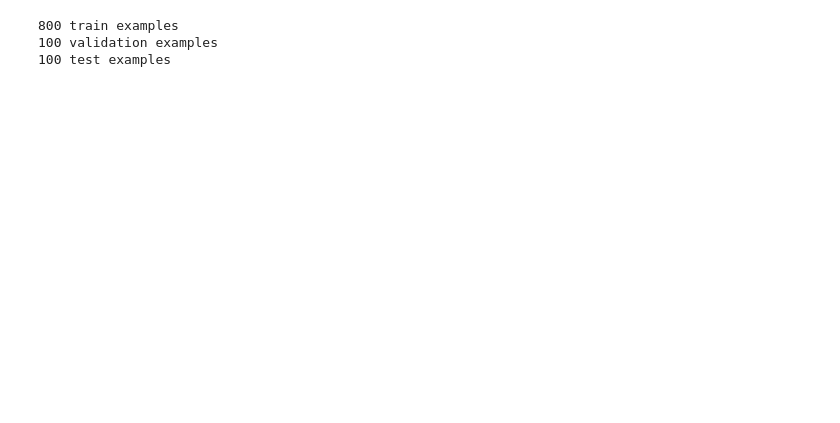
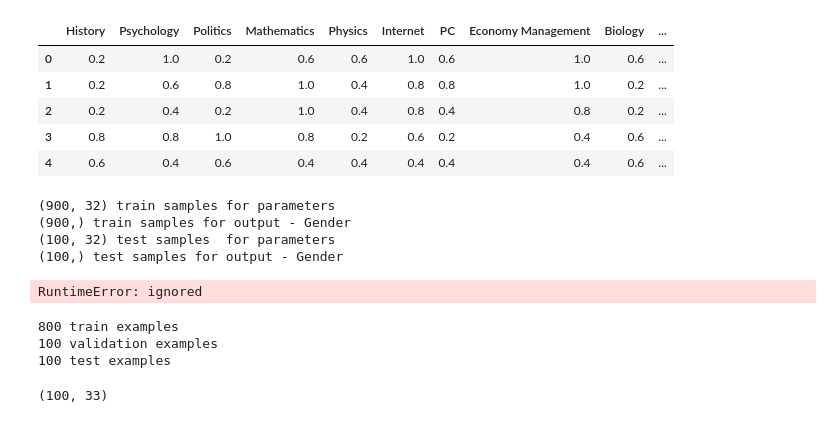
Before and after one commit to AndriiFedorchuk/Machine-learning-course, a Jupyter notebook: Main.ipynb, the cells around one changed output. Drawn from its saved outputs; the diff is of its cells as text; code cells hidden in the pictures; blank space fills up the shorter version.

```diff
--- a/Main.ipynb
+++ b/Main.ipynb
@@ -39,0 +51,10 @@ dataframe.head()
+# %%
+dataset /= 5
+dataset.head()
+# %% [output]
+|  | History | Psychology | Politics | Mathematics | Physics | Internet | PC | Economy Management | Biology | ... |
+| 0 | 0.2 | 1.0 | 0.2 | 0.6 | 0.6 | 1.0 | 0.6 | 1.0 | 0.6 | ... |
+| 1 | 0.2 | 0.6 | 0.8 | 1.0 | 0.4 | 0.8 | 0.8 | 1.0 | 0.2 | ... |
+| 2 | 0.2 | 0.4 | 0.2 | 1.0 | 0.4 | 0.8 | 0.4 | 0.8 | 0.2 | ... |
+| 3 | 0.8 | 0.8 | 1.0 | 0.8 | 0.2 | 0.6 | 0.2 | 0.4 | 0.6 | ... |
+| 4 | 0.6 | 0.4 | 0.6 | 0.4 | 0.4 | 0.4 | 0.4 | 0.4 | 0.6 | ... |
@@ -40 +67,30 @@ dataframe.head()
+# %%
+# print info about a shape of arrays
+print(x_train.shape, 'train samples for parameters')
+print(y_train.shape, 'train samples for output - Gender')
+print(x_test.shape, 'test samples  for parameters')
+print(y_test.shape, 'test samples for output - Gender')
+# %% [output]
+(900, 32) train samples for parameters
+(900,) train samples for output - Gender
+(100, 32) test samples  for parameters
+(100,) test samples for output - Gender
+# %%
+#Dependencies
+import keras
+from keras.models import Sequential
+from keras.layers import Dense
+
+# Neural network
+model = Sequential()
+model.add(Dense(32, activation='relu', input_shape=(32,)))
+model.add(Dense(16, activation='relu'))
+model.add(Dense(8, activation='relu'))
+model.add(Dense(2, activation='softmax'))
+
+model.compile(optimizer='adam',
+              loss='sparse_categorical_crossentropy',
+              metrics=['accuracy'])
+# %% [output]
+RuntimeError: ignored
 # %%
@@ -47,3 +103,10 @@ print(len(test), 'test examples')
 800 train examples
 100 validation examples
 100 test examples
+# %%
+dataframe.shape
+train.shape
+val.shape
+test.shape
+# %% [output]
+(100, 33)
```
Also changed, not shown: parts of 7 cells of this notebook.
